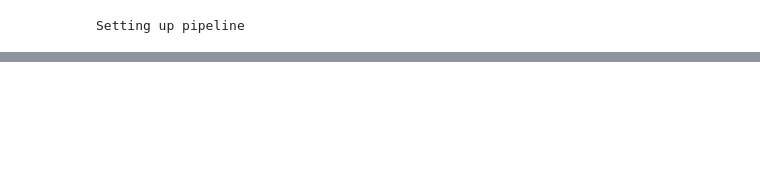
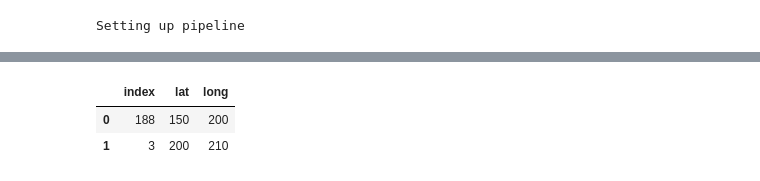
Before and after one commit to ideaian/housing_prices, a Jupyter notebook: improved_pipeline.ipynb, the cells around one changed output, grey strips where cells are left out. Cells and saved outputs as stored; diff of their text form; code cells hidden in the pictures; blank space fills up the shorter version.

```diff
--- a/improved_pipeline.ipynb
+++ b/improved_pipeline.ipynb
@@ -214,0 +228,6 @@ array([ 0.04326373,  0.00414483,  0.01642187,  0.00760086,  0.5767813 ,
+# %%
+sales = [{'index': '188', 'lat': 150, 'long': 200},
+         {'index': '3',  'lat': 200, 'long': 210}]
+dfj = pd.DataFrame(sales)
+print(dfj)
+dfj[['lat','long']].apply(lambda x: x[0] + x[1])
@@ -214,0 +241,6 @@ array([ 0.04326373,  0.00414483,  0.01642187,  0.00760086,  0.5767813 ,
+# %%
+dfj
+# %% [output]
+|  | index | lat | long |
+| 0 | 188 | 150 | 200 |
+| 1 | 3 | 200 | 210 |
```
Also changed, not shown: parts of 30 cells of this notebook, 1 other file.
